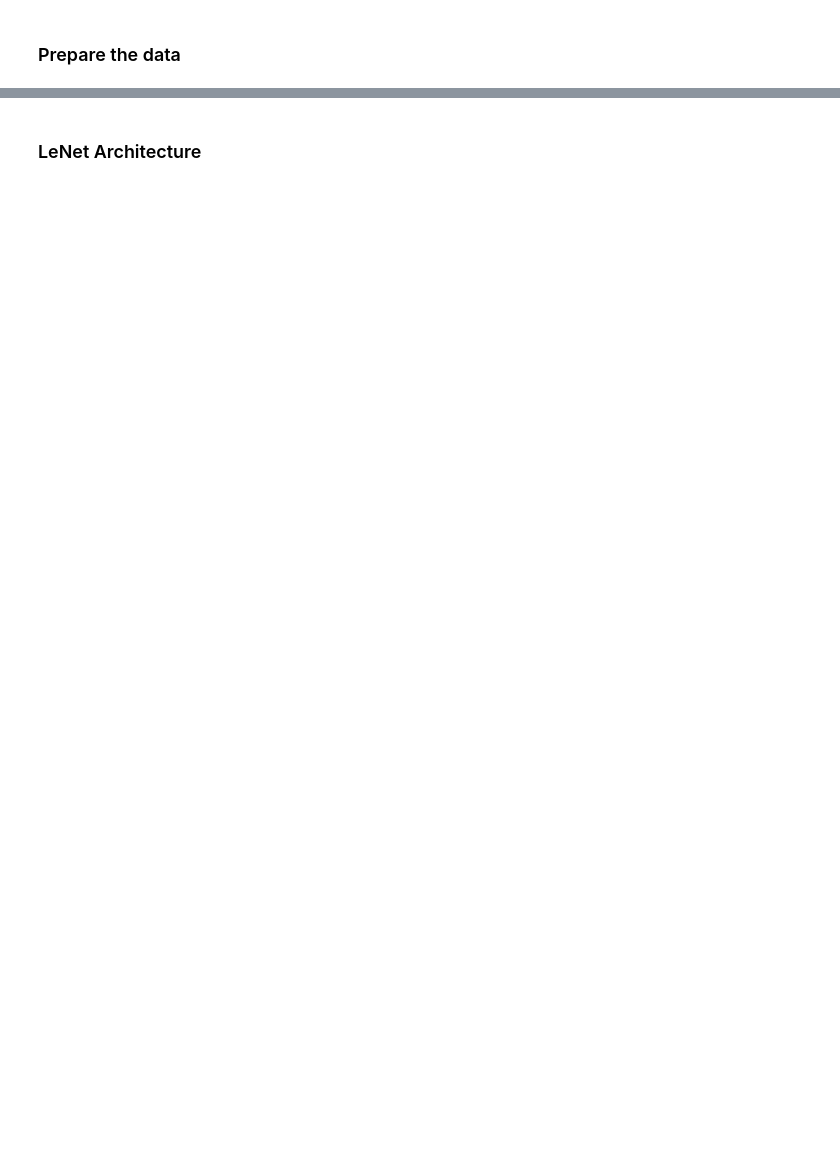
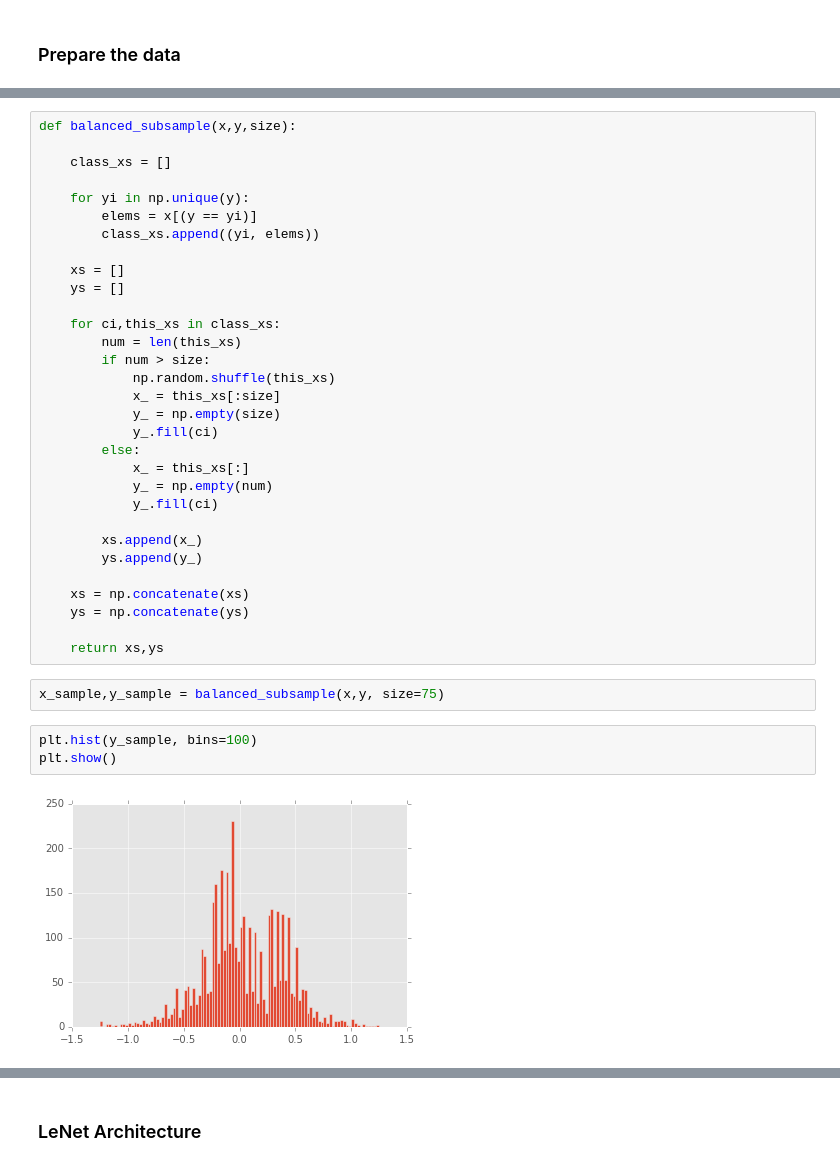
Before and after one commit to nandakishorkoka/Behavioural-Cloning, a Jupyter notebook: training.ipynb, the cells around one changed output, grey strips where cells are left out. Saved outputs shown, nothing was run; the diff lists cells and outputs as text; blank space fills up the shorter version.

```diff
--- a/training.ipynb
+++ b/training.ipynb
@@ -6,0 +48,38 @@
+# %%
+def balanced_subsample(x,y,size):
+
+    class_xs = []
+
+    for yi in np.unique(y):
+        elems = x[(y == yi)]
+        class_xs.append((yi, elems))
+
+    xs = []
+    ys = []
+
+    for ci,this_xs in class_xs:
+        num = len(this_xs)
+        if num > size:
+            np.random.shuffle(this_xs)
+            x_ = this_xs[:size]
+            y_ = np.empty(size)
+            y_.fill(ci)
+        else:
+            x_ = this_xs[:]
+            y_ = np.empty(num)
+            y_.fill(ci)
+
+        xs.append(x_)
+        ys.append(y_)
+
+    xs = np.concatenate(xs)
+    ys = np.concatenate(ys)
+
+    return xs,ys
+# %%
+x_sample,y_sample = balanced_subsample(x,y, size=75)
+# %%
+plt.hist(y_sample, bins=100)
+plt.show()
+# %% [output]
+[figure, added]
```
Also changed, not shown: parts of 14 cells of this notebook, 2 other files.
